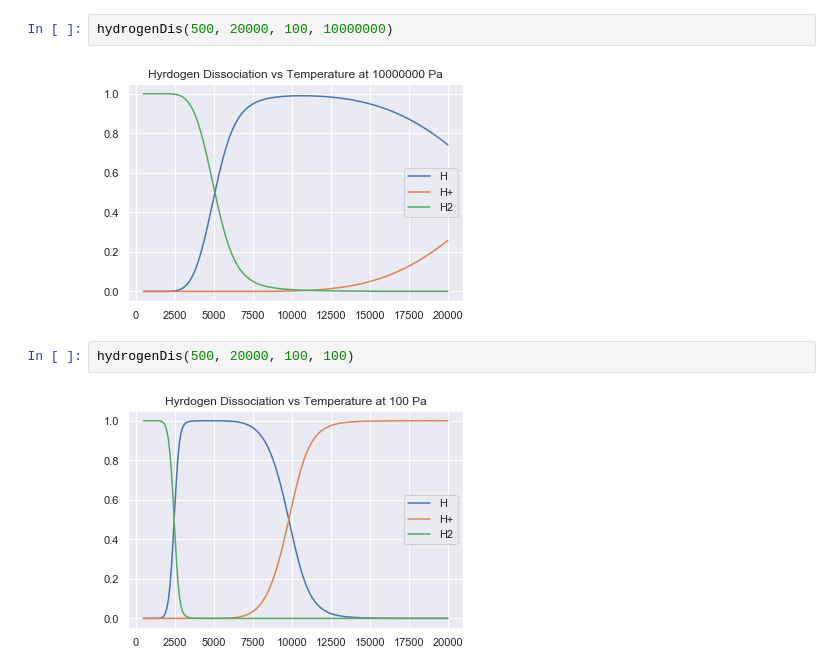
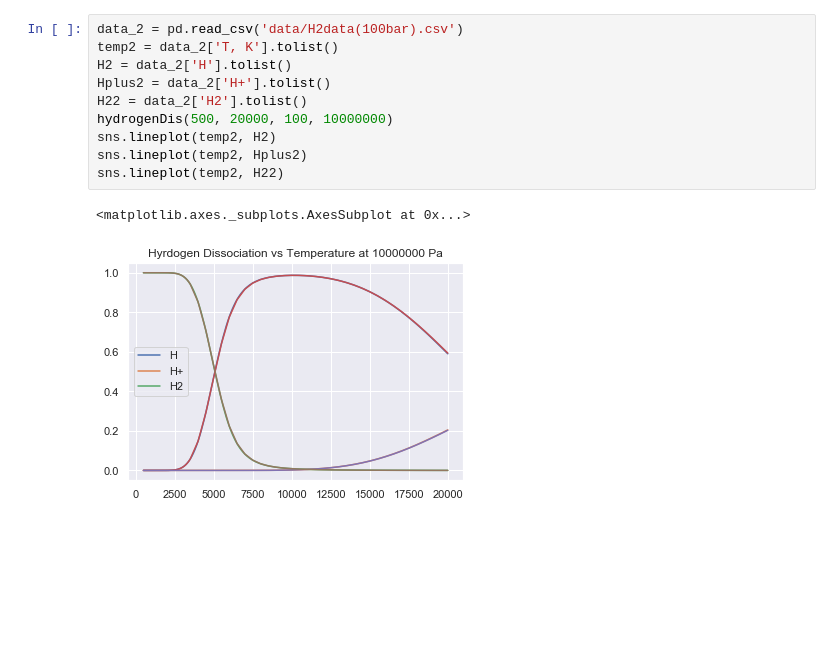
Before and after one commit to atma99/CanteraProj, a Jupyter notebook: HydrogenDissociation.ipynb, the cells around one changed output. Drawn from its saved outputs; the diff is of its cells as text; blank space fills up the shorter version.

```diff
--- a/HydrogenDissociation.ipynb
+++ b/HydrogenDissociation.ipynb
@@ -44,8 +55,13 @@ hydrogenDis(500, 20000, 100, 100000)
-# %%
-hydrogenDis(500, 20000, 100, 10000000)
-# %% [output]
-[figure, removed]
-# %%
-hydrogenDis(500, 20000, 100, 100)
-# %% [output]
-[figure, removed]
+# %%
+data_2 = pd.read_csv('data/H2data(100bar).csv')
+temp2 = data_2['T, K'].tolist()
+H2 = data_2['H'].tolist()
+Hplus2 = data_2['H+'].tolist()
+H22 = data_2['H2'].tolist()
+hydrogenDis(500, 20000, 100, 10000000)
+sns.lineplot(temp2, H2)
+sns.lineplot(temp2, Hplus2)
+sns.lineplot(temp2, H22)
+# %% [output]
+<matplotlib.axes._subplots.AxesSubplot at 0x...>
+[figure, added]
```
Also changed, not shown: parts of 5 cells of this notebook, 5 other files.
